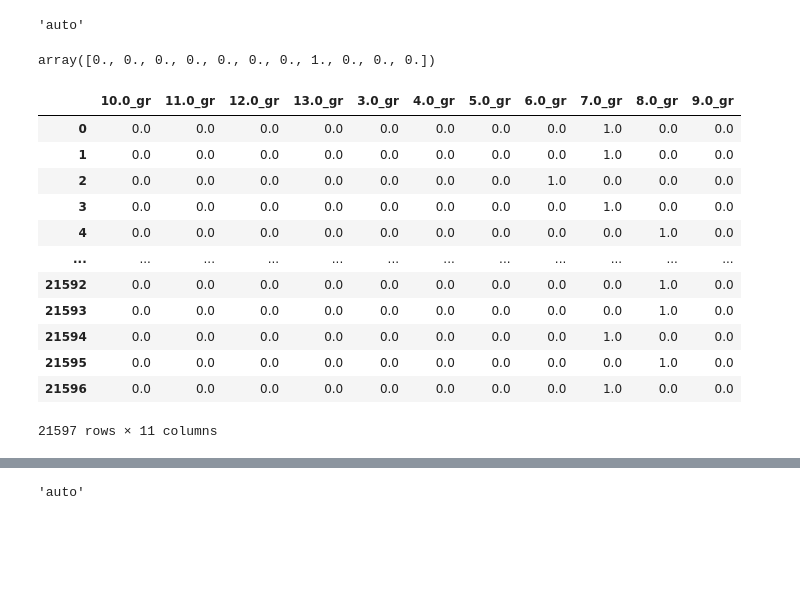
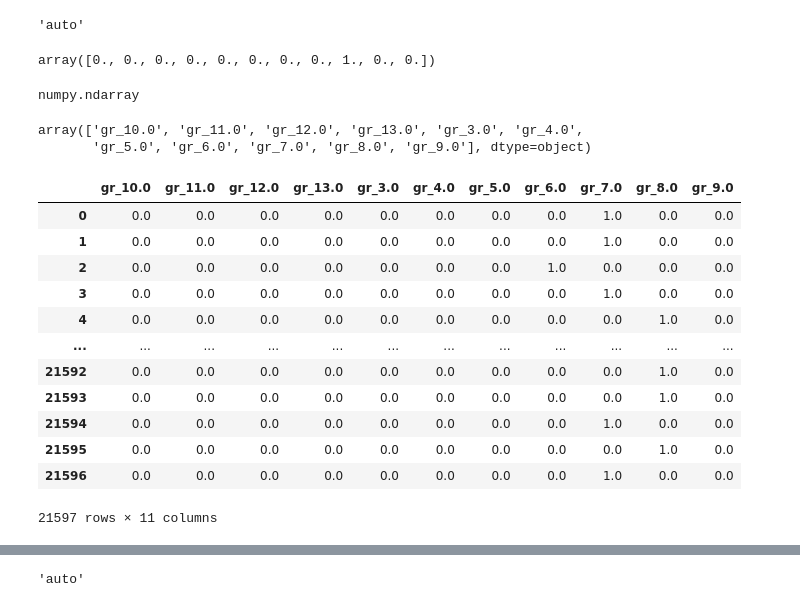
Before and after one commit to ekvu/phase_2_project_King_County_RE, a Jupyter notebook: ev working notebook.ipynb, the cells around one changed output, grey strips where cells are left out. Saved outputs shown, nothing was run; the diff lists cells and outputs as text; code cells hidden in the pictures; blank space fills up the shorter version.

```diff
--- a/ev working notebook.ipynb
+++ b/ev working notebook.ipynb
@@ -285,17 +289,26 @@ ohe.categories
 'auto'
 # %%
 grade_encoded = ohe.transform(grade_ohe)
-grade_encoded[2]
+grade_encoded[3]
 # %% [output]
-array([0., 0., 0., 0., 0., 0., 0., 1., 0., 0., 0.])
+array([0., 0., 0., 0., 0., 0., 0., 0., 1., 0., 0.])
+# %%
+type(ohe.categories_[0])
+# %% [output]
+numpy.ndarray
 # %%
 for category in ohe.categories_:
-    ohe.categories_[0] = category + '_gr'
+    ohe.categories_[0] = 'gr_' + category
+# %%
+(ohe.categories_[0])
+# %% [output]
+array(['gr_10.0', 'gr_11.0', 'gr_12.0', 'gr_13.0', 'gr_3.0', 'gr_4.0',
+       'gr_5.0', 'gr_6.0', 'gr_7.0', 'gr_8.0', 'gr_9.0'], dtype=object)
 # %%
-grade_encoded = pd.DataFrame(grade_encoded, columns=ohe.categories_, index=df.index)
+grade_encoded = pd.DataFrame(grade_encoded, columns=ohe.categories_[0], index=df.index)
 grade_encoded
 # %% [output]
-|  | 10.0_gr | 11.0_gr | 12.0_gr | 13.0_gr | 3.0_gr | 4.0_gr | 5.0_gr | 6.0_gr | 7.0_gr | 8.0_gr | 9.0_gr |
+|  | gr_10.0 | gr_11.0 | gr_12.0 | gr_13.0 | gr_3.0 | gr_4.0 | gr_5.0 | gr_6.0 | gr_7.0 | gr_8.0 | gr_9.0 |
 | 0 | 0.0 | 0.0 | 0.0 | 0.0 | 0.0 | 0.0 | 0.0 | 0.0 | 1.0 | 0.0 | 0.0 |
 | 1 | 0.0 | 0.0 | 0.0 | 0.0 | 0.0 | 0.0 | 0.0 | 0.0 | 1.0 | 0.0 | 0.0 |
 | 2 | 0.0 | 0.0 | 0.0 | 0.0 | 0.0 | 0.0 | 0.0 | 1.0 | 0.0 | 0.0 | 0.0 |
```
Also changed, not shown: parts of 83 cells of this notebook.
